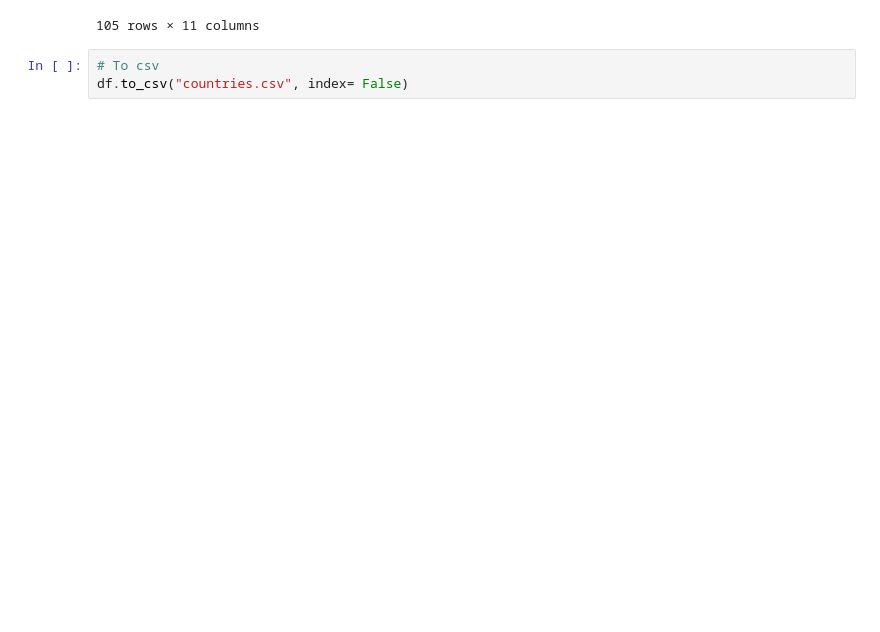
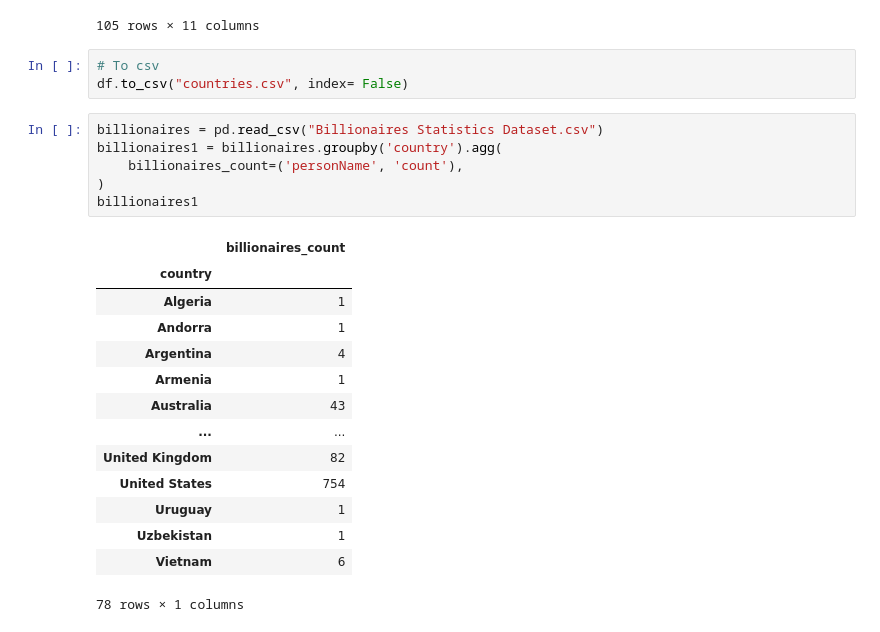
Before and after one commit to saraborello/billionaire-country-hotspots, a Jupyter notebook: data_processing.ipynb, the cells around one changed output. Saved outputs shown, nothing was run; the diff lists cells and outputs as text; blank space fills up the shorter version.

```diff
--- a/data_processing.ipynb
+++ b/data_processing.ipynb
@@ -379,3 +435,24 @@ df
 # %%
 # To csv
 df.to_csv("countries.csv", index= False)
+# %%
+billionaires = pd.read_csv("Billionaires Statistics Dataset.csv")
+billionaires1 = billionaires.groupby('country').agg(
+    billionaires_count=('personName', 'count'),
+)
+billionaires1
+# %% [output]
+|  | billionaires_count |
+| country |  |
+| Algeria | 1 |
+| Andorra | 1 |
+| Argentina | 4 |
+| Armenia | 1 |
+| Australia | 43 |
+| ... | ... |
+| United Kingdom | 82 |
+| United States | 754 |
+| Uruguay | 1 |
+| Uzbekistan | 1 |
+| Vietnam | 6 |
+78 rows × 1 columns
```
Also changed, not shown: parts of 8 cells of this notebook, 1 other file.
